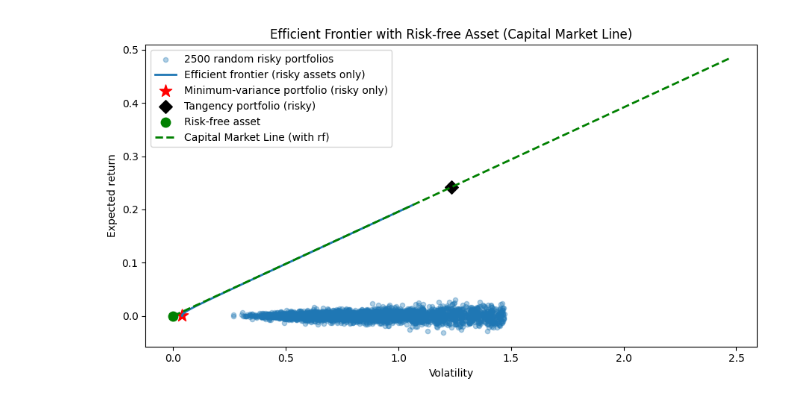
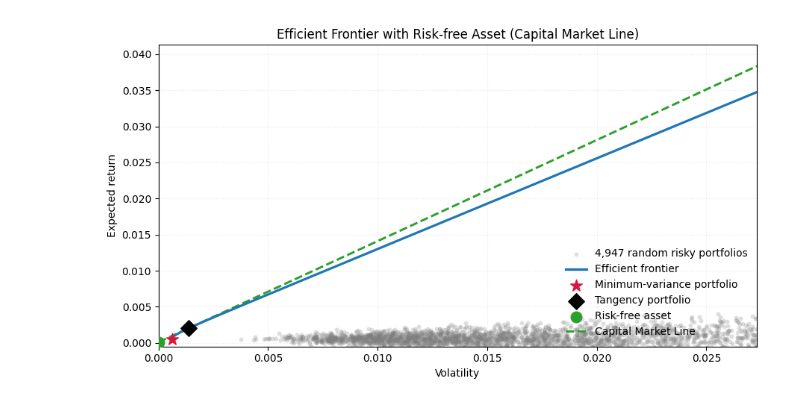
Before and after one commit to mavio9/Sparse-Graphical-Models-for-Mean-Variance-Portfolio-Optimization, a Jupyter notebook: markowitz.ipynb, the cells around one changed output. Saved outputs shown, nothing was run; the diff lists cells and outputs as text; code cells hidden in the pictures.

```diff
--- a/markowitz.ipynb
+++ b/markowitz.ipynb
@@ -3,18 +3,19 @@ import numpy as np
 import pandas as pd
 %matplotlib widget
 import matplotlib.pyplot as plt
+from utility import get_data, glasso
 
 # ================================
 # SETTINGS
 # ================================
-
-data = "cleaned_assets_price_volume_data_6_months_no_std.csv"
-covMat = "covariance_using_return.csv"
-precisionMat = "precision_using_return.csv"
 
 ANNUALIZE = False
 PERIODS_PER_YEAR = 252
 
 N_RANDOM = 5000
 RANDOM_SEED = 42
+
+TICKERS = pd.read_csv('tickers_names.csv')['Ticker'].tolist()
+START_DATE = "2021-01-01"
+END_DATE = "2022-01-01"
 # %%
@@ -72,14 +64,3 @@ Date
-# %%
-# ================================
-# 2) LOAD GLASSO PRECISION and COVARIANCE MATRIX
-# ================================
-# Theta = Σ^{-1}
-
-Theta_daily = pd.read_csv(precisionMat, index_col=0).values
-Sigma_daily = pd.read_csv(covMat, index_col=0).values
-
-if Theta_daily.shape != (n_assets, n_assets):
-    raise ValueError("Precision matrix shape does not match number of assets.")
 # %%
 # ================================
 # 3) ESTIMATE MEAN VECTOR AND ANNUALIZE IF REQUESTED
@@ -377,73 +398,94 @@ p_cml = rf + (ret_tan - rf) * (sigma_cml / vol_tan)  # straight line through (0,
 
 fig, ax = plt.subplots(figsize=(9, 5))
 
-# Random portfolios (risky only)
+# Keep random portfolios as context but not dominant
 ax.scatter(
     rp_vols,
     rp_rets,
-    s=20,
-    alpha=0.35,
-    label=f"{len(rp_vols)} random risky portfolios"
+    s=18,
+    alpha=0.25,
+    linewidths=0,
+    color="tab:gray",
+    label=f"{len(rp_vols):,} random risky portfolios",
+    zorder=1,
 )
 
-# Original efficient frontier (risky assets only)
+# Efficient frontier (risky assets)
 ax.plot(
     sigma_eff,
     p_eff,
-    lw=2.0,
-    label="Efficient frontier (risky assets only)"
+    lw=2.3,
+    color="tab:blue",
+    label="Efficient frontier",
+    zorder=3,
 )
 
-# Minimum-variance portfolio (risky only)
+# Minimum-variance portfolio
 ax.scatter(
     [vol_mv],
     [ret_mv],
     marker="*",
-    s=150,
-    color="red",
-    label="Minimum-variance portfolio (risky only)"
+    s=140,
+    color="crimson",
+    label="Minimum-variance portfolio",
+    zorder=4,
 )
 
-# Tangency portfolio point
+# Tangency portfolio
 ax.scatter(
     [vol_tan],
     [ret_tan],
     marker="D",
-    s=80,
+    s=120,
     color="black",
-    label="Tangency portfolio (risky)"
+    label="Tangency portfolio",
+    zorder=5,
 )
 
-# Risk-free point
+# Risk-free asset
 ax.scatter(
     [0.0],
     [rf],
     marker="o",
-    s=80,
-    color="green",
-    label="Risk-free asset"
+    s=110,
+    color="tab:green",
+    label="Risk-free asset",
+    zorder=6,
 )
 
 # Capital Market Line
 ax.plot(
     sigma_cml,
     p_cml,
-    lw=2.0,
+    lw=2.1,
     linestyle="--",
-    color="green",
-    label="Capital Market Line (with rf)"
+    color="tab:green",
+    label="Capital Market Line",
+    zorder=2,
 )
 
+# Axis labels and focus on the relevant range
 x_label = "Volatility"
 y_label = "Expected return"
 if ANNUALIZE:
     x_label += " (annualized)"
     y_label += " (annualized)"
 
+x_hi = max(float(np.nanmax(sigma_eff)), float(np.nanmax(sigma_cml))) * 0.01
+ax.set_xlim(0.0, x_hi)
+
+y_lo = min(float(rf), float(np.nanmin(p_eff)))
+y_hi = max(float(np.nanmax(p_eff)), float(np.nanmax(p_cml))) * 0.01
+pad = 0.08 * (y_hi - y_lo) if (y_hi - y_lo) > 0 else 1e-4
+ax.set_ylim(y_lo - 0.2 * pad, y_hi + pad)
+
+
+
 ax.set_xlabel(x_label)
 ax.set_ylabel(y_label)
 ax.set_title("Efficient Frontier with Risk-free Asset (Capital Market Line)")
-ax.legend(loc="best")
+ax.grid(alpha=0.25, linestyle=":", linewidth=0.8)
+ax.legend(frameon=False, loc="lower right")
 plt.tight_layout()
 plt.show()
 # %% [output]
@@ -453,4 +495,4 @@ Tangency portfolio vol  = 1.233921127428933
-[figure, old version]
+[figure, new version]
 # %%
 # ================================
 # 10) DISPLAY TANGENCY PORTFOLIO WEIGHTS
```
Also changed, not shown: parts of 8 cells of this notebook, 1 other file.
